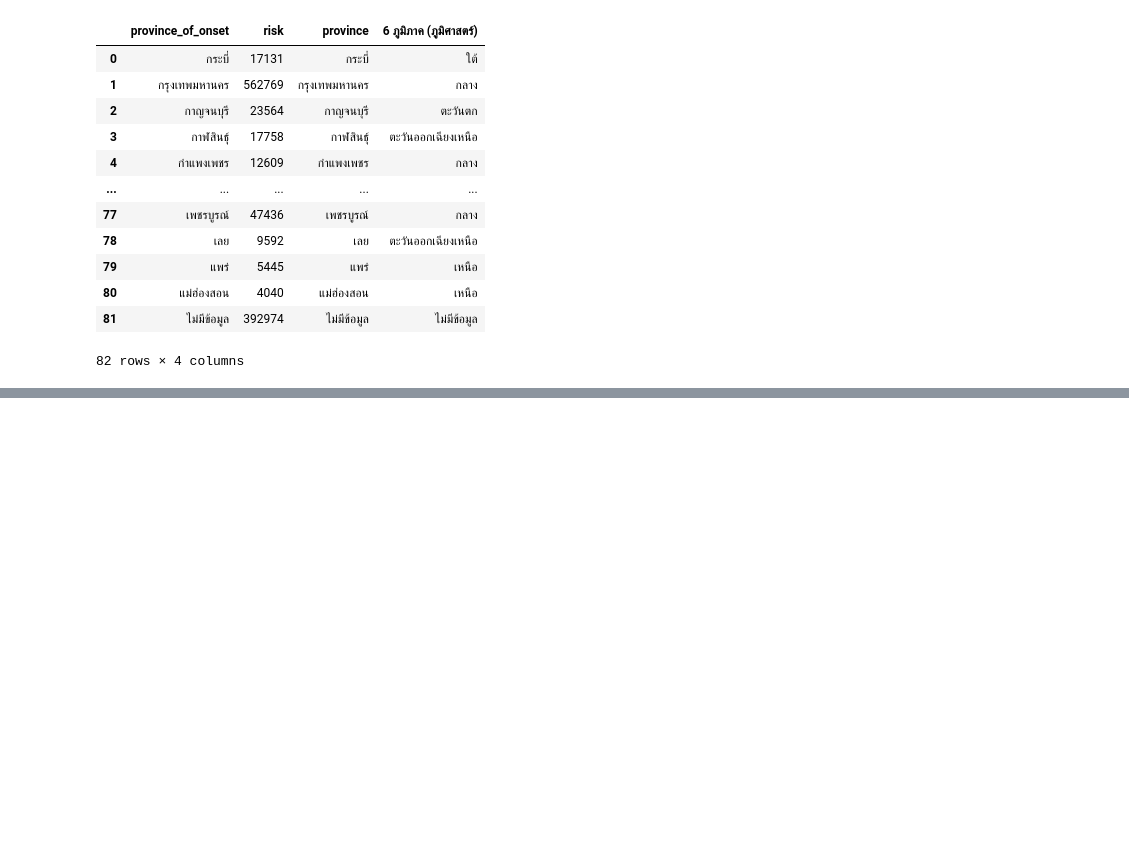
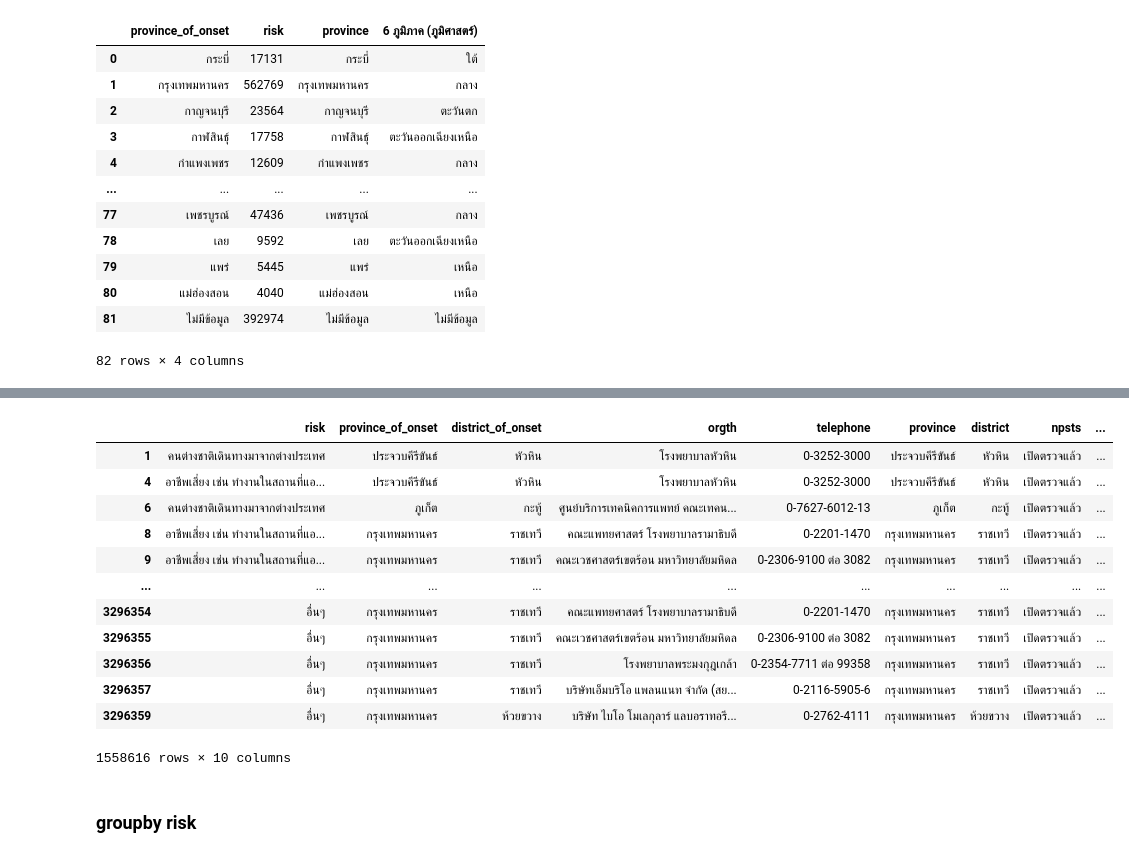
Before and after one commit to Octa-p/data_viz_2022, a Jupyter notebook: Final_Project.ipynb, the cells around one changed output, grey strips where cells are left out. Saved outputs shown, nothing was run; the diff lists cells and outputs as text; code cells hidden in the pictures; blank space fills up the shorter version.

```diff
--- a/Final_Project.ipynb
+++ b/Final_Project.ipynb
@@ -2000,0 +2266,19 @@ prodf_noindex.to_csv('prodf_noindex.csv', encoding='UTF-8')
+# %%
+data_lab10_clean = data_lab10.dropna()
+data_lab10_clean
+# %% [output]
+|  | risk | province_of_onset | district_of_onset | orgth | telephone | province | district | npsts | ... |
+| 1 | คนต่างชาติเดินทางมาจากต่างประเทศ | ประจวบคีรีขันธ์ | หัวหิน | โรงพยาบาลหัวหิน | 0-3252-3000 | ประจวบคีรีขันธ์ | หัวหิน | เปิดตรวจแล้ว | ... |
+| 4 | อาชีพเสี่ยง เช่น ทำงานในสถานที่แอ... | ประจวบคีรีขันธ์ | หัวหิน | โรงพยาบาลหัวหิน | 0-3252-3000 | ประจวบคีรีขันธ์ | หัวหิน | เปิดตรวจแล้ว | ... |
+| 6 | คนต่างชาติเดินทางมาจากต่างประเทศ | ภูเก็ต | กะทู้ | ศูนย์บริการเทคนิคการแพทย์ คณะเทคน... | 0-7627-6012-13 | ภูเก็ต | กะทู้ | เปิดตรวจแล้ว | ... |
+| 8 | อาชีพเสี่ยง เช่น ทำงานในสถานที่แอ... | กรุงเทพมหานคร | ราชเทวี | คณะแพทยศาสตร์ โรงพยาบาลรามาธิบดี | 0-2201-1470 | กรุงเทพมหานคร | ราชเทวี | เปิดตรวจแล้ว | ... |
+| 9 | อาชีพเสี่ยง เช่น ทำงานในสถานที่แอ... | กรุงเทพมหานคร | ราชเทวี | คณะเวชศาสตร์เขตร้อน มหาวิทยาลัยมหิดล | 0-2306-9100 ต่อ 3082 | กรุงเทพมหานคร | ราชเทวี | เปิดตรวจแล้ว | ... |
+| ... | ... | ... | ... | ... | ... | ... | ... | ... | ... |
+| 3296354 | อื่นๆ | กรุงเทพมหานคร | ราชเทวี | คณะแพทยศาสตร์ โรงพยาบาลรามาธิบดี | 0-2201-1470 | กรุงเทพมหานคร | ราชเทวี | เปิดตรวจแล้ว | ... |
+| 3296355 | อื่นๆ | กรุงเทพมหานคร | ราชเทวี | คณะเวชศาสตร์เขตร้อน มหาวิทยาลัยมหิดล | 0-2306-9100 ต่อ 3082 | กรุงเทพมหานคร | ราชเทวี | เปิดตรวจแล้ว | ... |
+| 3296356 | อื่นๆ | กรุงเทพมหานคร | ราชเทวี | โรงพยาบาลพระมงกุฎเกล้า | 0-2354-7711 ต่อ 99358 | กรุงเทพมหานคร | ราชเทวี | เปิดตรวจแล้ว | ... |
+| 3296357 | อื่นๆ | กรุงเทพมหานคร | ราชเทวี | บริษัทเอ็มบริโอ แพลนแนท จำกัด (สย... | 0-2116-5905-6 | กรุงเทพมหานคร | ราชเทวี | เปิดตรวจแล้ว | ... |
+| 3296359 | อื่นๆ | กรุงเทพมหานคร | ห้วยขวาง | บริษัท ไบโอ โมเลกุลาร์ แลบอราทอรี... | 0-2762-4111 | กรุงเทพมหานคร | ห้วยขวาง | เปิดตรวจแล้ว | ... |
+1558616 rows × 10 columns
+# %% [markdown]
+### groupby risk
```
Also changed, not shown: parts of 31 cells of this notebook.
